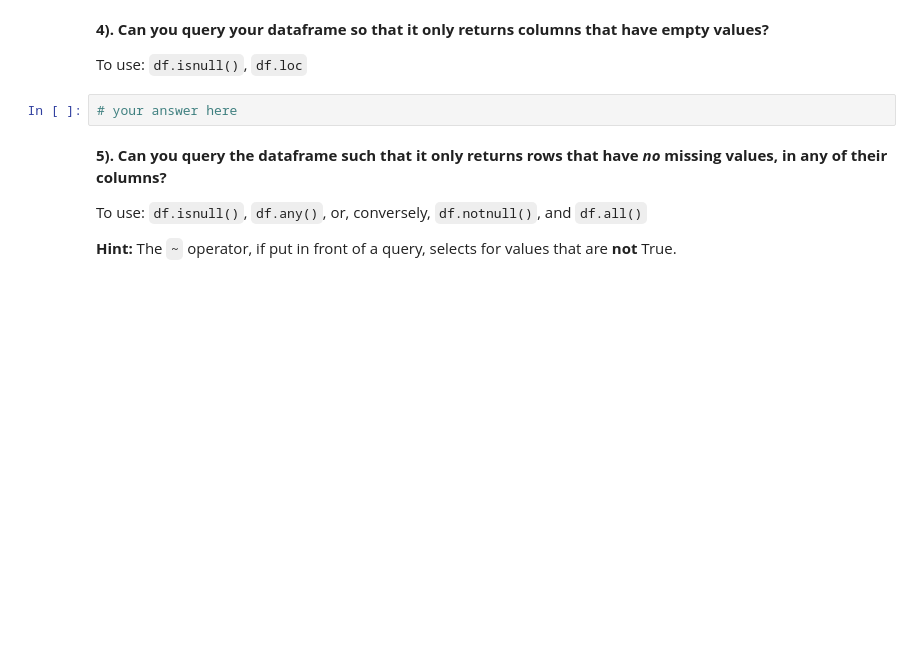
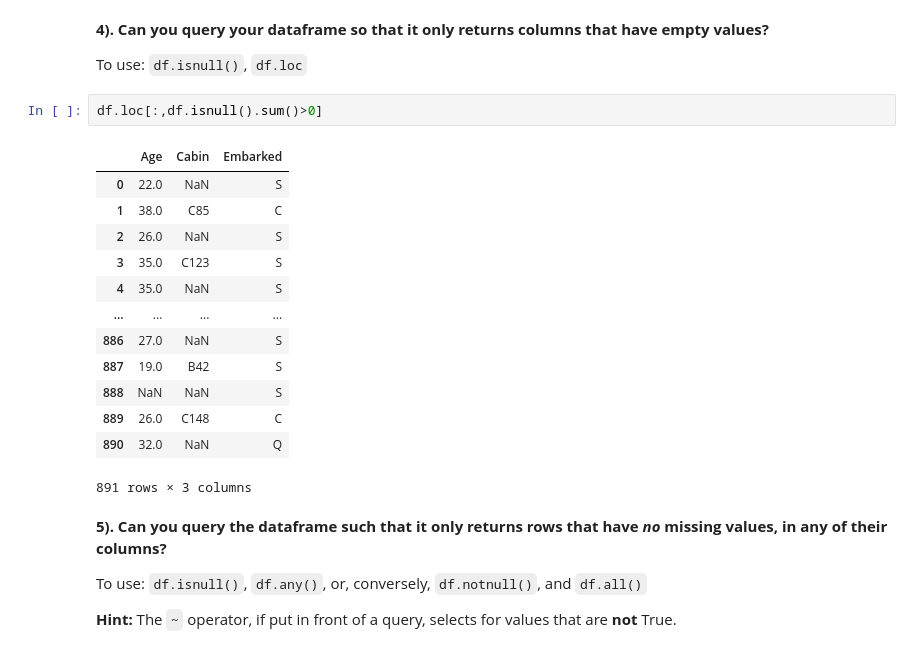
Before and after one commit to Yuliana-GitHub/DAT-07-28-iuliana, a Jupyter notebook: ClassMaterial/Unit2/Class5/Labs/Pandas -- Basic Selecting & Querying-iuliana.ipynb, the cells around one changed output. Drawn from its saved outputs; the diff is of its cells as text; blank space fills up the shorter version.

```diff
--- a/ClassMaterial/Unit2/Class5/Labs/Pandas -- Basic Selecting & Querying-iuliana.ipynb
+++ b/ClassMaterial/Unit2/Class5/Labs/Pandas -- Basic Selecting & Querying-iuliana.ipynb
@@ -111,8 +169,22 @@ To use: `pd.Series.nunique`, and `df.sort_values()` if you want to sort it.
 **4). Can you query your dataframe so that it only returns columns that have empty values?**
 
 To use: `df.isnull()`, `df.loc`
-# %%
-# your answer here
+# %%
+df.loc[:,df.isnull().sum()>0]
+# %% [output]
+|  | Age | Cabin | Embarked |
+| 0 | 22.0 | NaN | S |
+| 1 | 38.0 | C85 | C |
+| 2 | 26.0 | NaN | S |
+| 3 | 35.0 | C123 | S |
+| 4 | 35.0 | NaN | S |
+| ... | ... | ... | ... |
+| 886 | 27.0 | NaN | S |
+| 887 | 19.0 | B42 | S |
+| 888 | NaN | NaN | S |
+| 889 | 26.0 | C148 | C |
+| 890 | 32.0 | NaN | Q |
+891 rows × 3 columns
 # %% [markdown]
 **5).  Can you query the dataframe such that it only returns rows that have *no* missing values, in any of their columns?**
 
```
Also changed, not shown: parts of 15 cells of this notebook, 5 other files.
